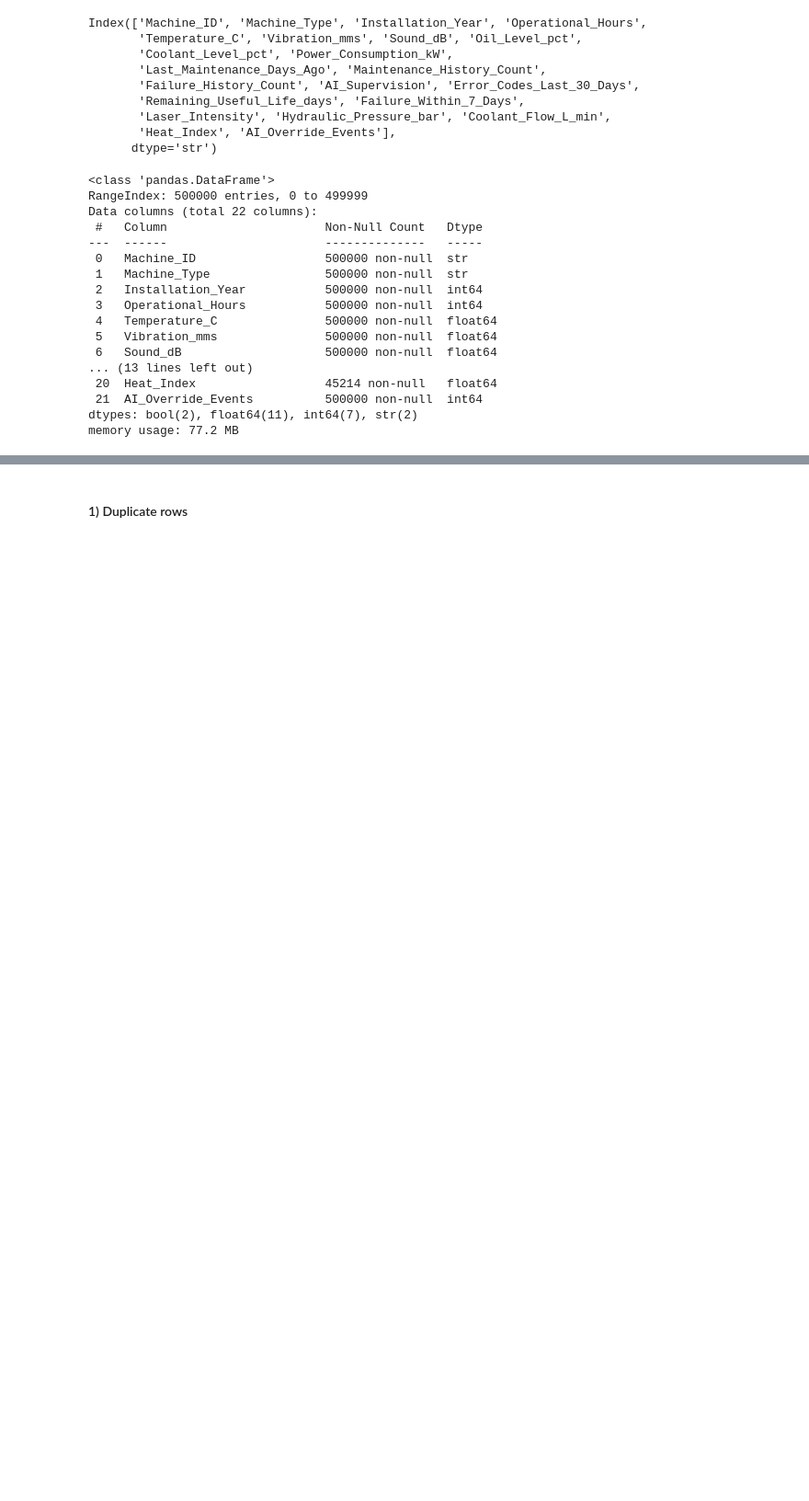
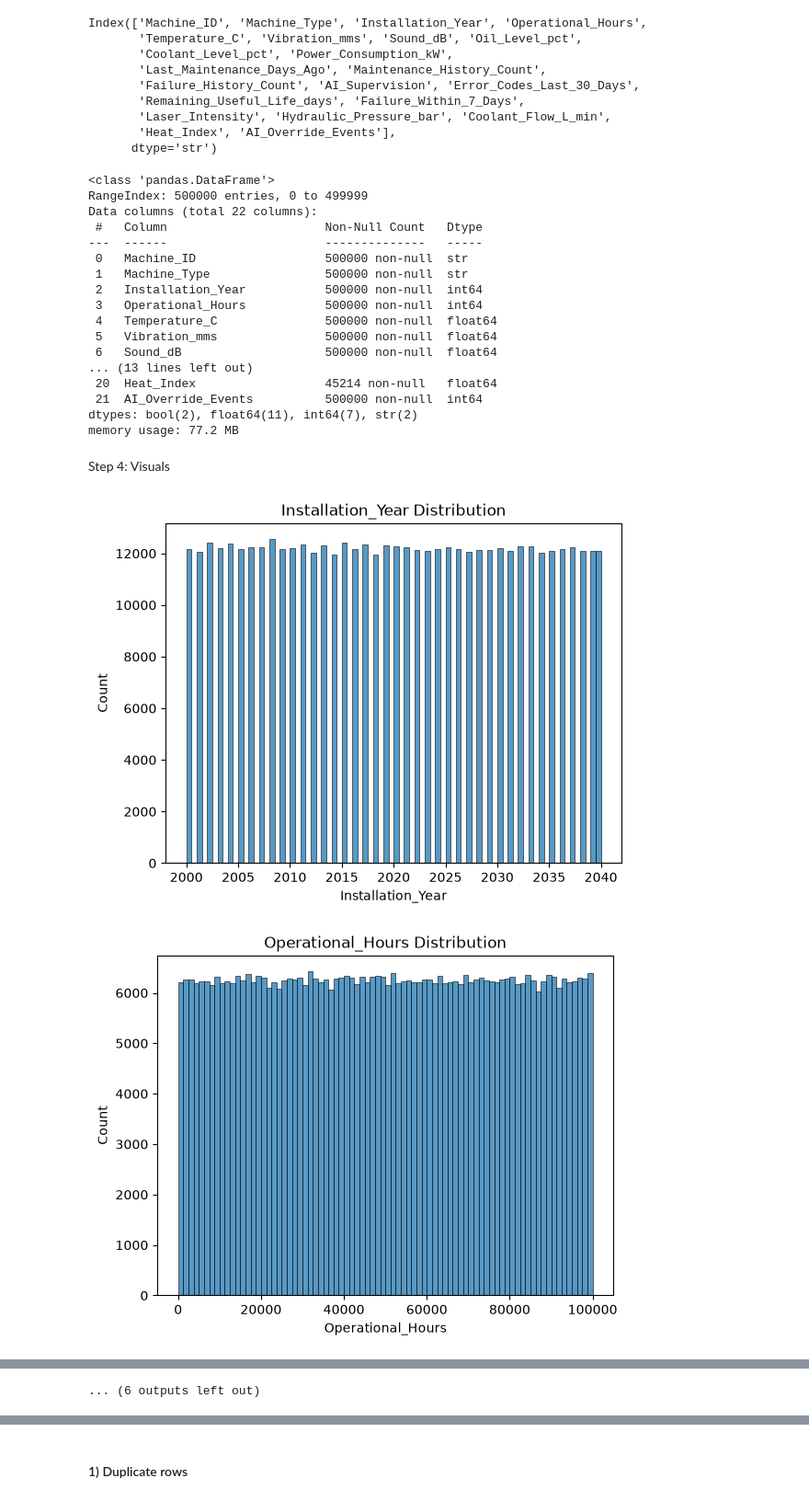
Before and after one commit to bahaa24git/NTI-Machine-Maintenance-Prediction, a Jupyter notebook: factory.ipynb, the cells around one changed output, grey strips where cells are left out. Shown at 92% size. Drawn from its saved outputs; the diff is of its cells as text; code cells hidden in the pictures; blank space fills up the shorter version.

```diff
--- a/factory.ipynb
+++ b/factory.ipynb
@@ -104,3 +104,14 @@ Data columns (total 22 columns):
  21  AI_Override_Events          500000 non-null  int64
 dtypes: bool(2), float64(11), int64(7), str(2)
 memory usage: 77.2 MB
+# %% [markdown]
+Step 4: Visuals
+# %%
+for col in df.select_dtypes(include=[np.number]):
+    sns.histplot(df[col].dropna())
+    plt.title(col + " Distribution")
+    plt.show()
+# Since the majority of the data has a normal distribution, no outliers are needed to be handled.
+# %% [output]
+[figure, added]
+[figure, added]
@@ -106,0 +128 @@ memory usage: 77.2 MB
+... (6 outputs left out)
```
Also changed, not shown: parts of 29 cells of this notebook.
